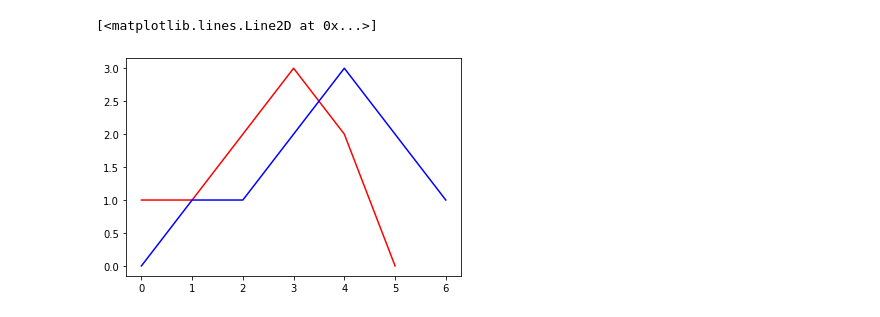
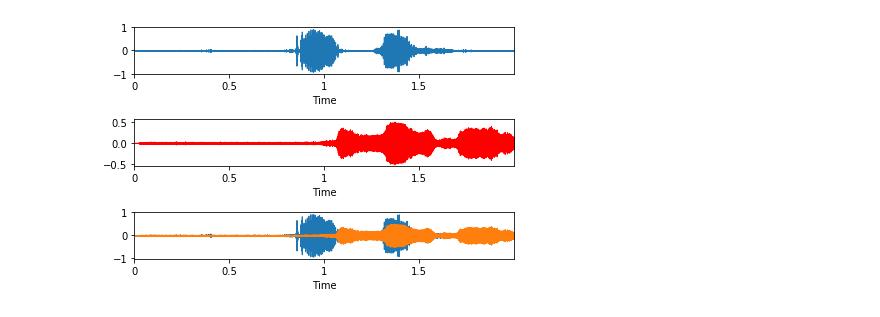
Before and after one commit to xrick/DTW-Tutorial, a Jupyter notebook: KWS/examples/dtw_sample03.ipynb, the cells around one changed output. Drawn from its saved outputs; the diff is of its cells as text; code cells hidden in the pictures.

```diff
--- a/KWS/examples/dtw_sample03.ipynb
+++ b/KWS/examples/dtw_sample03.ipynb
@@ -13,6 +12,23 @@ input_wav, input_sr = librosa.load('Nellie1.wav')
-# %%
-plt.plot(template_signal,'r',label='template_signal')
-plt.plot(input_signal,'b',label='input_signal')
-# %% [output]
-[<matplotlib.lines.Line2D at 0x...>]
-[figure, removed]
+# %%
+
+template_wav, template_wav_sr = librosa.load('record01.wav')
+input_wav, input_sr = librosa.load('Nellie1.wav')
+#plot raw audio wav
+#fig, axes = plt.subplots(nrows=2, ncols=2, figsize=(13.6, 7.68))
+plt.subplot(3,1,1)
+librosa.display.waveplot(template_wav, sr=template_wav_sr)
+
+
+plt.subplot(3,1,2)
+librosa.display.waveplot(input_wav, sr=input_sr, color="red")
+
+
+plt.subplot(3,1,3)
+librosa.display.waveplot(template_wav, sr=template_wav_sr)
+librosa.display.waveplot(input_wav, sr=input_sr,)
+
+
+plt.tight_layout()
+plt.show()
+# %% [output]
+[figure, added]
```
Also changed, not shown: parts of 13 cells of this notebook, 58 other files.
